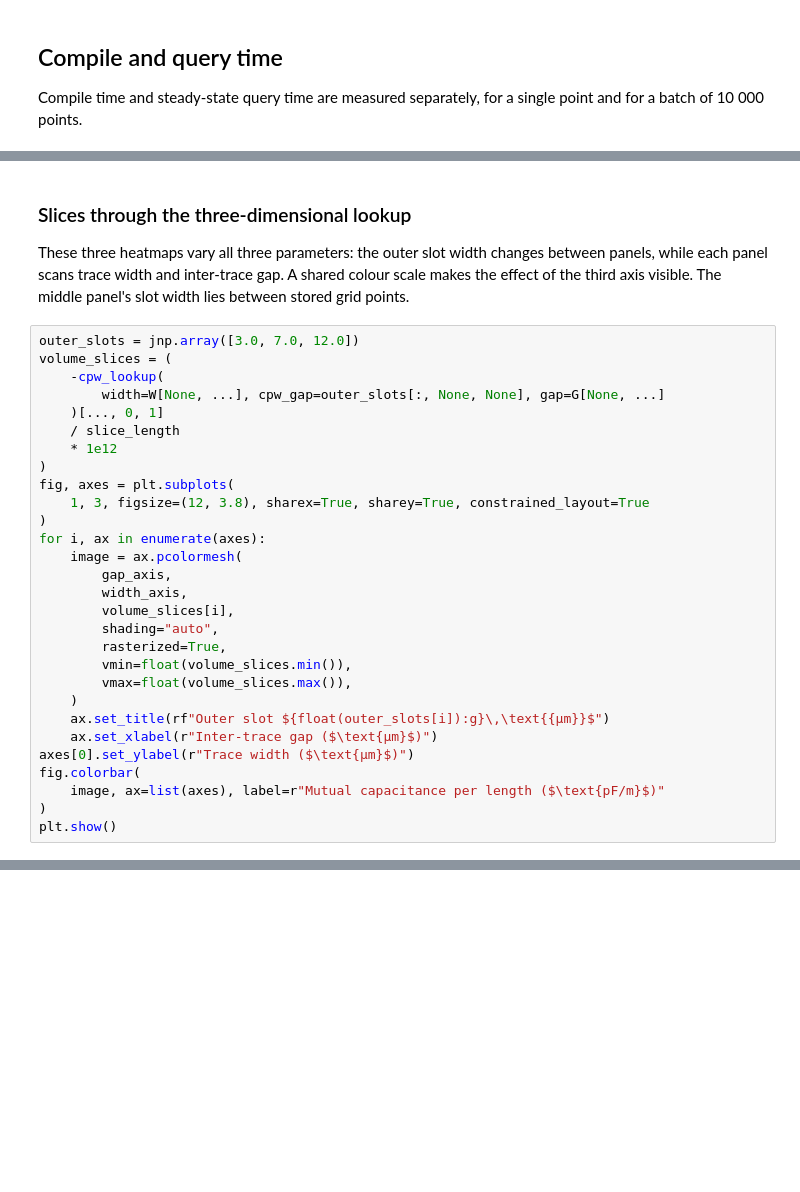
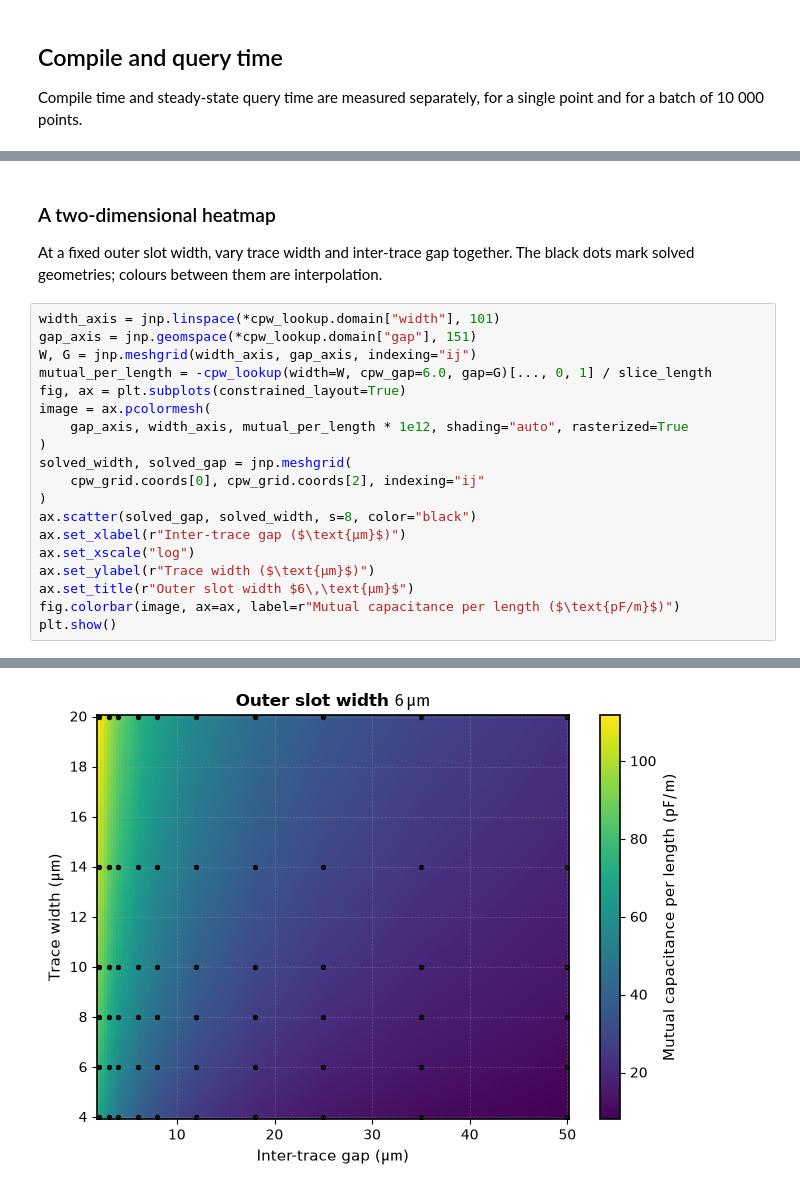
Before and after one commit to gdsfactory/quantum-rf-pdk, a Jupyter notebook: notebooks/fem_dataset_lookup.ipynb, the cells around one changed output, grey strips where cells are left out. Cells and saved outputs as stored; diff of their text form; blank space fills up the shorter version.

```diff
--- a/notebooks/fem_dataset_lookup.ipynb
+++ b/notebooks/fem_dataset_lookup.ipynb
@@ -553,37 +633,25 @@ plt.show()
 # %% [markdown]
-### Slices through the three-dimensional lookup
+### A two-dimensional heatmap
 
-These three heatmaps vary all three parameters: the outer slot width changes
-between panels, while each panel scans trace width and inter-trace gap. A
-shared colour scale makes the effect of the third axis visible. The middle
-panel's slot width lies between stored grid points.
+At a fixed outer slot width, vary trace width and inter-trace gap together.
+The black dots mark solved geometries; colours between them are interpolation.
 # %%
-outer_slots = jnp.array([3.0, 7.0, 12.0])
-volume_slices = (
-    -cpw_lookup(
-        width=W[None, ...], cpw_gap=outer_slots[:, None, None], gap=G[None, ...]
-    )[..., 0, 1]
-    / slice_length
-    * 1e12
+width_axis = jnp.linspace(*cpw_lookup.domain["width"], 101)
+gap_axis = jnp.geomspace(*cpw_lookup.domain["gap"], 151)
+W, G = jnp.meshgrid(width_axis, gap_axis, indexing="ij")
+mutual_per_length = -cpw_lookup(width=W, cpw_gap=6.0, gap=G)[..., 0, 1] / slice_length
+fig, ax = plt.subplots(constrained_layout=True)
+image = ax.pcolormesh(
+    gap_axis, width_axis, mutual_per_length * 1e12, shading="auto", rasterized=True
 )
-fig, axes = plt.subplots(
-    1, 3, figsize=(12, 3.8), sharex=True, sharey=True, constrained_layout=True
+solved_width, solved_gap = jnp.meshgrid(
+    cpw_grid.coords[0], cpw_grid.coords[2], indexing="ij"
 )
-for i, ax in enumerate(axes):
-    image = ax.pcolormesh(
-        gap_axis,
-        width_axis,
-        volume_slices[i],
-        shading="auto",
-        rasterized=True,
-        vmin=float(volume_slices.min()),
-        vmax=float(volume_slices.max()),
-    )
-    ax.set_title(rf"Outer slot ${float(outer_slots[i]):g}\,\text{{µm}}$")
-    ax.set_xlabel(r"Inter-trace gap ($\text{µm}$)")
-axes[0].set_ylabel(r"Trace width ($\text{µm}$)")
-fig.colorbar(
-    image, ax=list(axes), label=r"Mutual capacitance per length ($\text{pF/m}$)"
-)
+ax.scatter(solved_gap, solved_width, s=8, color="black")
+ax.set_xlabel(r"Inter-trace gap ($\text{µm}$)")
+ax.set_xscale("log")
+ax.set_ylabel(r"Trace width ($\text{µm}$)")
+ax.set_title(r"Outer slot width $6\,\text{µm}$")
+fig.colorbar(image, ax=ax, label=r"Mutual capacitance per length ($\text{pF/m}$)")
 plt.show()
 # %% [output]
@@ -591 +658,2 @@ plt.show()
+[figure, added]
 # %% [markdown]
```
Also changed, not shown: parts of 24 cells of this notebook, 1 other file.
